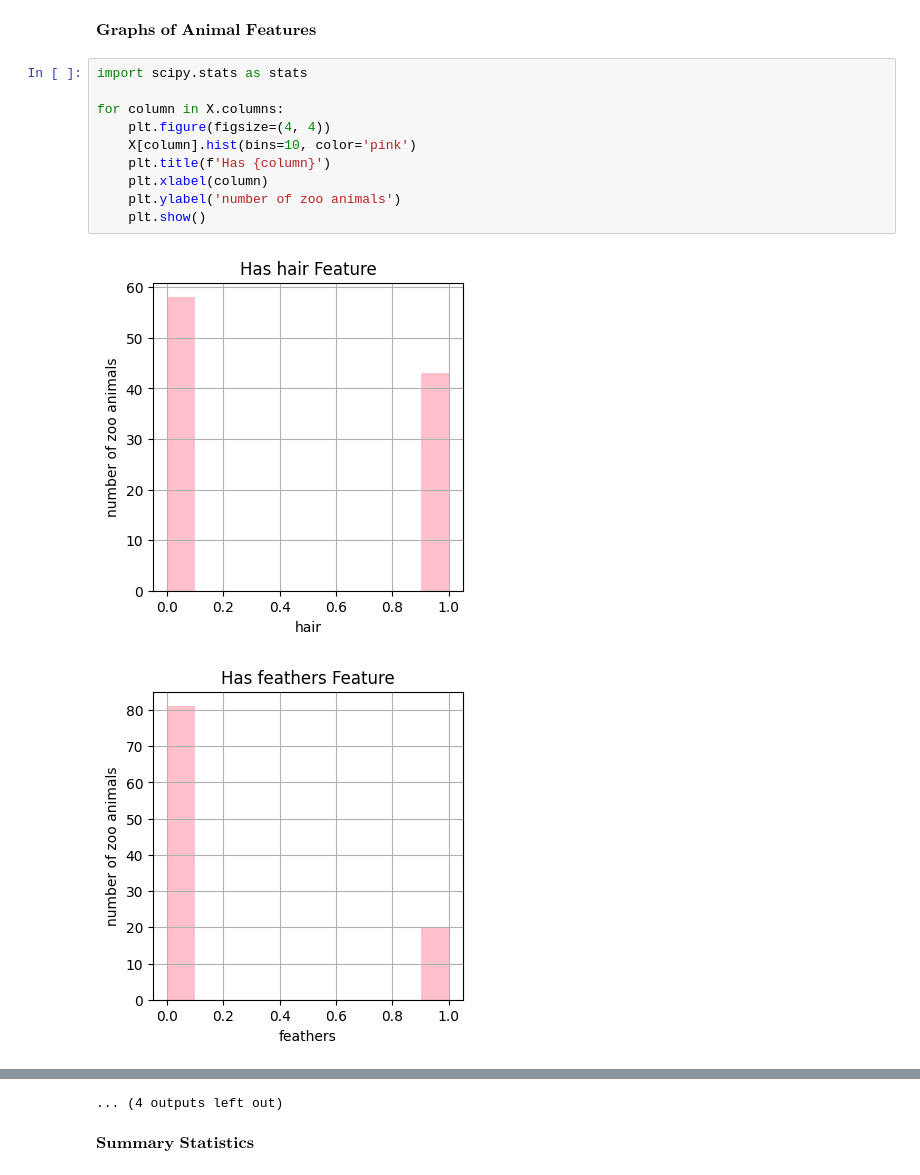
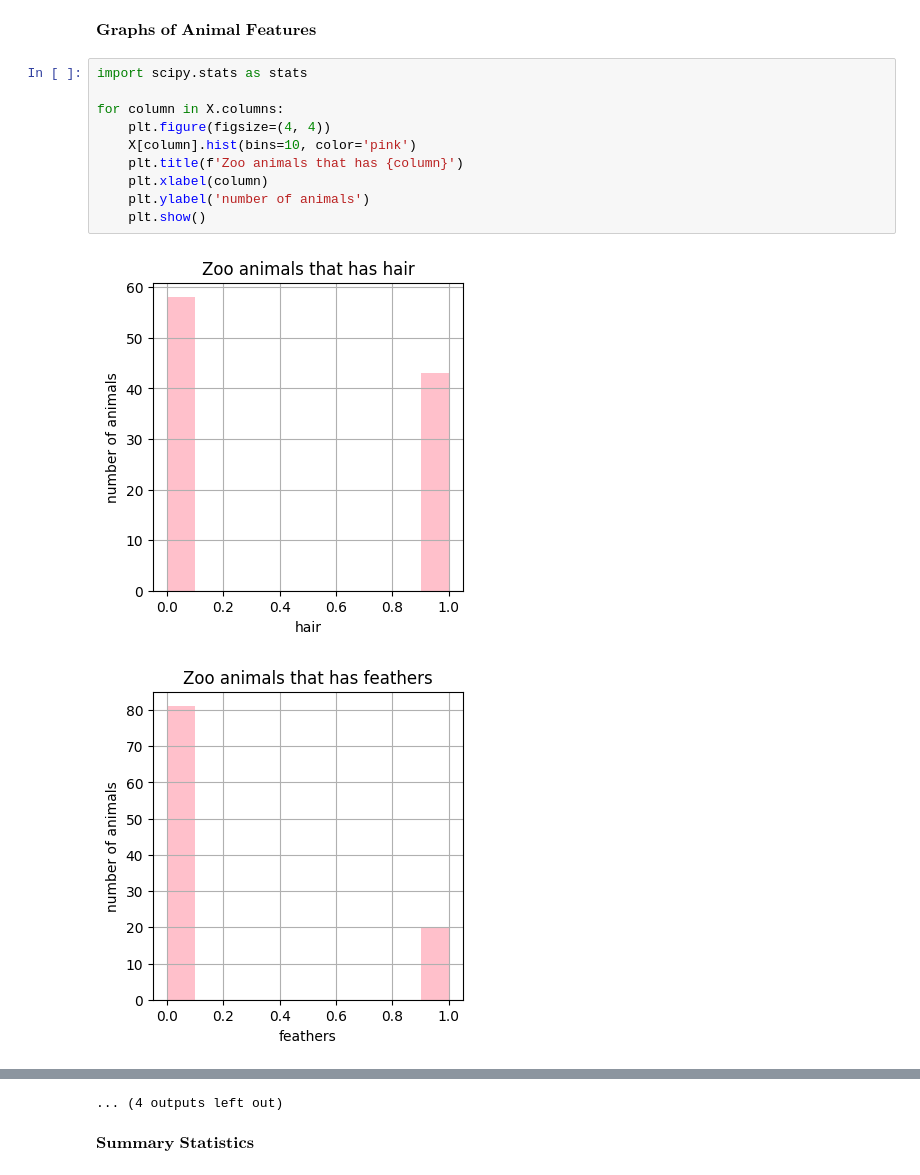
Before and after one commit to MoiKalyr/DATA_ANALYTICS, a Jupyter notebook: Lecture_1/Capao_Assignment_1.ipynb, the cells around one changed output, grey strips where cells are left out. Saved outputs shown, nothing was run; the diff lists cells and outputs as text.

```diff
--- a/Lecture_1/Capao_Assignment_1.ipynb
+++ b/Lecture_1/Capao_Assignment_1.ipynb
@@ -46,13 +46,13 @@ $\textbf{Graphs of Animal Features}$
 # %%
 import scipy.stats as stats
 
 for column in X.columns:
     plt.figure(figsize=(4, 4))
     X[column].hist(bins=10, color='pink')
-    plt.title(f'Has {column}')
+    plt.title(f'Zoo animals that has {column}')
     plt.xlabel(column)
-    plt.ylabel('number of zoo animals')
+    plt.ylabel('number of animals')
     plt.show()
 # %% [output]
-[figure, old version]
+[figure, new version]
-[figure, old version]
+[figure, new version]
```
Also changed, not shown: parts of 1 cell of this notebook.
